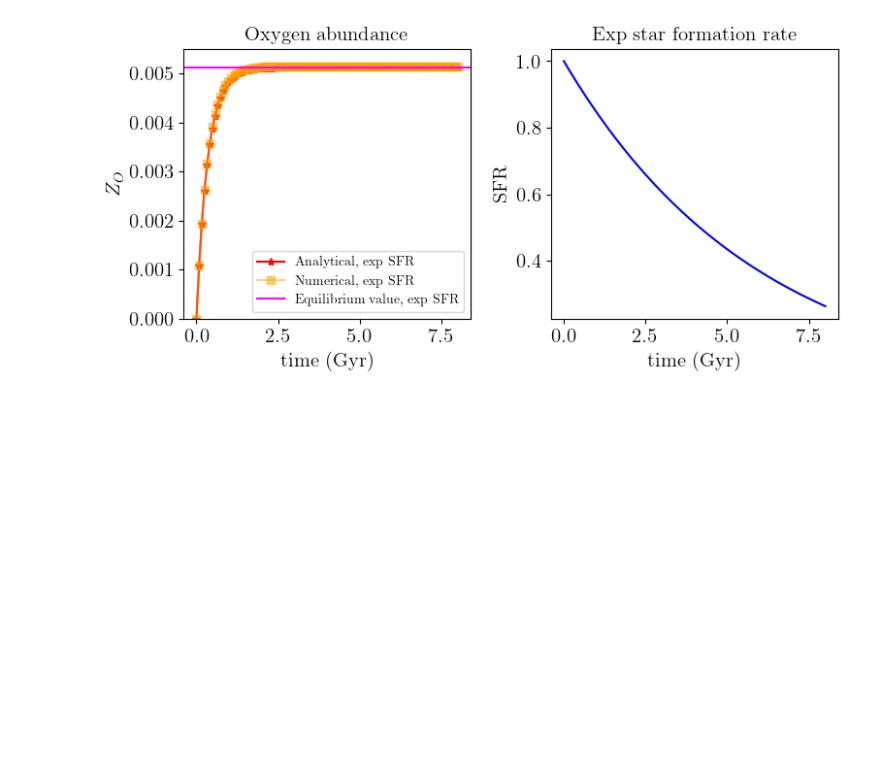
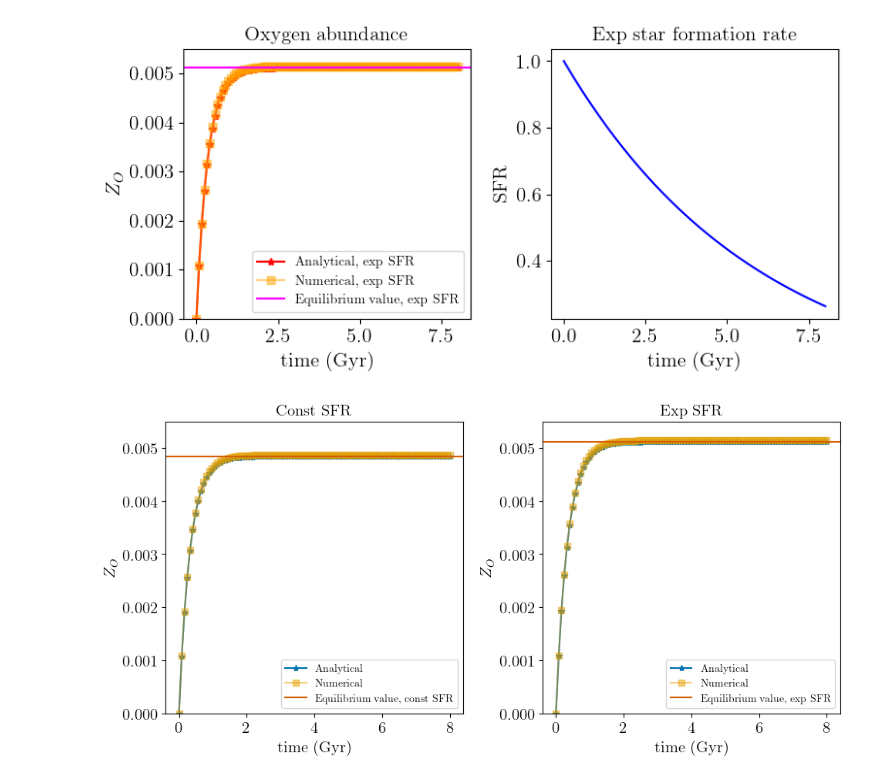
Before and after one commit to haniyehtajer/chemevo, a Jupyter notebook: examples/Oxygen_abundance.ipynb, the cells around one changed output. Cells and saved outputs as stored; diff of their text form; code cells hidden in the pictures; blank space fills up the shorter version.

```diff
--- a/examples/Oxygen_abundance.ipynb
+++ b/examples/Oxygen_abundance.ipynb
@@ -16,6 +16,8 @@ params = {
    'axes.titlesize': 15
    }
 rcParams.update(params)
+
+colors = ["#0072B2", "#E69F00", "#009E73", "#D55E00", "#CC79A7", "#F0E442"]
 # %%
 eta = 2.5
 m_o_cc = 0.015
@@ -131,3 +133,37 @@ plt.tight_layout()
 plt.show()
 # %% [output]
 [figure]
+# %%
+plt.figure(figsize=(10,5))
+
+plt.subplot(1, 2, 1)
+plt.plot(t_array, analytical_Z_O_const, color = colors[0], marker='*', label = 'Analytical', alpha = 1)
+plt.plot(t_array, numerical_Z_O_const, color = colors[1], marker = 's', label = 'Numerical', alpha = 0.5)
+
+plt.axhline(eq_Z_O_const, color = colors[3], label = 'Equilibrium value, const SFR')
+
+
+plt.ylim(0,0.0055)
+plt.legend()
+plt.xlabel('time (Gyr)')
+plt.ylabel(r'$Z_{O}$')
+plt.title("Const SFR")
+plt.tight_layout()
+
+plt.subplot(1, 2, 2)
+plt.plot(t_array, analytical_Z_O_exp, color = colors[0], marker='*', label = 'Analytical', alpha = 1)
+plt.plot(t_array, numerical_Z_O_exp, color = colors[1], marker = 's', label = 'Numerical', alpha = 0.5)
+
+plt.axhline(eq_Z_O_exp, color = colors[3], label = 'Equilibrium value, exp SFR')
+
+
+plt.ylim(0,0.0055)
+plt.legend()
+plt.xlabel('time (Gyr)')
+plt.ylabel(r'$Z_{O}$')
+plt.title("Exp SFR")
+plt.tight_layout()
+
+plt.savefig("O_const_exp.png", dpi=300)
+# %% [output]
+[figure, added]
```
Also changed, not shown: 5 other files.
